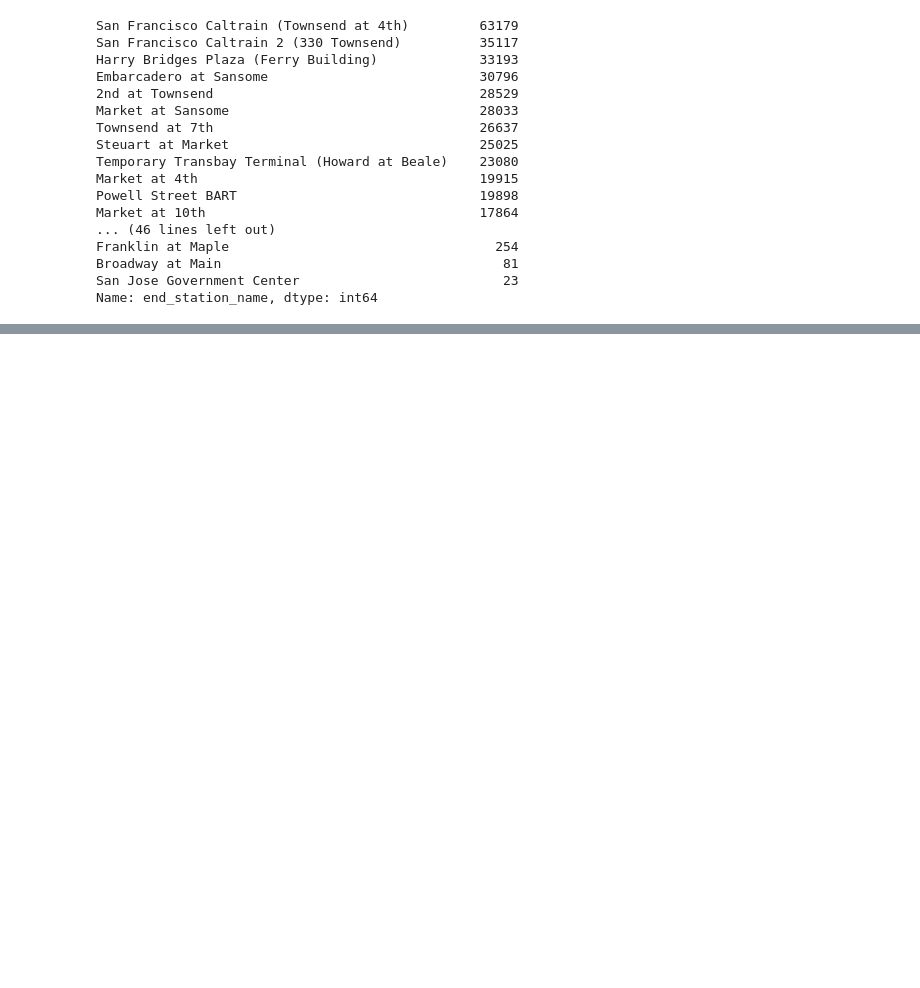
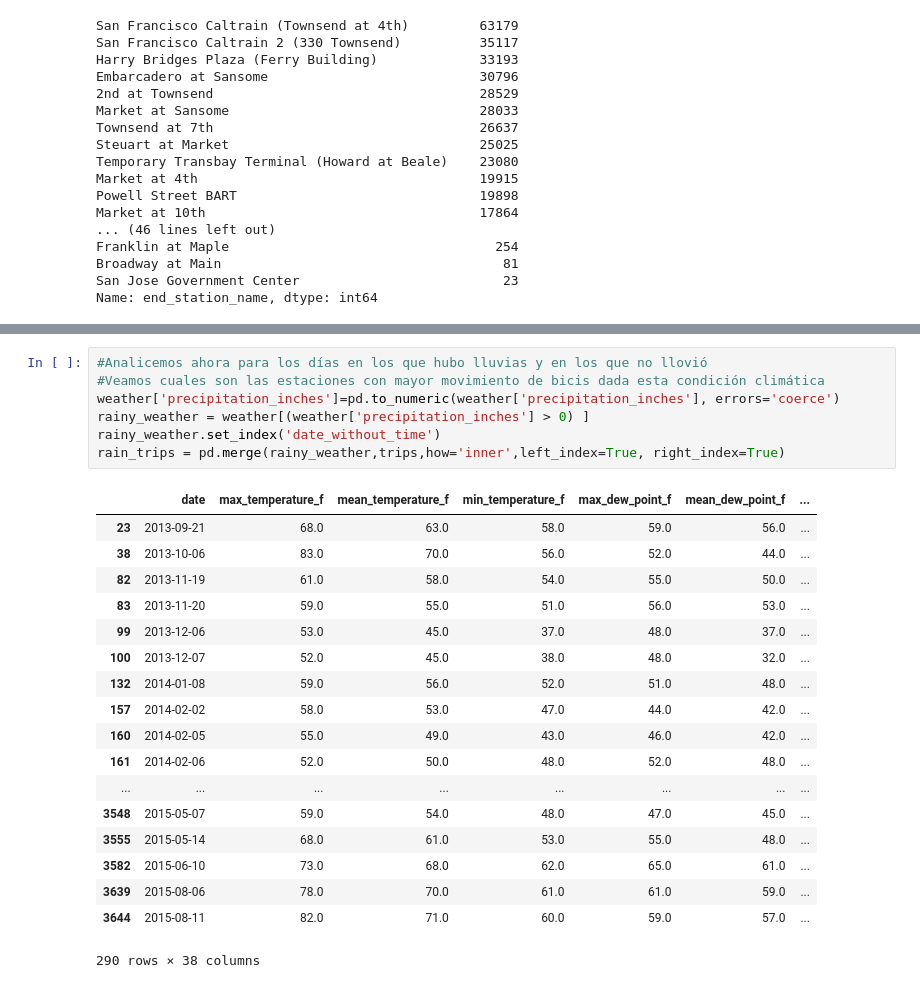
Before and after one commit to guidoAlbarello/DatosDatosos, a Jupyter notebook: Untitled2.ipynb, the cells around one changed output, grey strips where cells are left out. Drawn from its saved outputs; the diff is of its cells as text; blank space fills up the shorter version.

```diff
--- a/Untitled2.ipynb
+++ b/Untitled2.ipynb
@@ -125,0 +316,26 @@ high_temps_dates = high_temps['date'].dt.date
+# %%
+#Analicemos ahora para los días en los que hubo lluvias y en los que no llovió
+#Veamos cuales son las estaciones con mayor movimiento de bicis dada esta condición climática
+weather['precipitation_inches']=pd.to_numeric(weather['precipitation_inches'], errors='coerce')
+rainy_weather = weather[(weather['precipitation_inches'] > 0) ]
+rainy_weather.set_index('date_without_time')
+rain_trips = pd.merge(rainy_weather,trips,how='inner',left_index=True, right_index=True)
+# %% [output]
+|  | date | max_temperature_f | mean_temperature_f | min_temperature_f | max_dew_point_f | mean_dew_point_f | ... |
+| 23 | 2013-09-21 | 68.0 | 63.0 | 58.0 | 59.0 | 56.0 | ... |
+| 38 | 2013-10-06 | 83.0 | 70.0 | 56.0 | 52.0 | 44.0 | ... |
+| 82 | 2013-11-19 | 61.0 | 58.0 | 54.0 | 55.0 | 50.0 | ... |
+| 83 | 2013-11-20 | 59.0 | 55.0 | 51.0 | 56.0 | 53.0 | ... |
+| 99 | 2013-12-06 | 53.0 | 45.0 | 37.0 | 48.0 | 37.0 | ... |
+| 100 | 2013-12-07 | 52.0 | 45.0 | 38.0 | 48.0 | 32.0 | ... |
+| 132 | 2014-01-08 | 59.0 | 56.0 | 52.0 | 51.0 | 48.0 | ... |
+| 157 | 2014-02-02 | 58.0 | 53.0 | 47.0 | 44.0 | 42.0 | ... |
+| 160 | 2014-02-05 | 55.0 | 49.0 | 43.0 | 46.0 | 42.0 | ... |
+| 161 | 2014-02-06 | 52.0 | 50.0 | 48.0 | 52.0 | 48.0 | ... |
+| ... | ... | ... | ... | ... | ... | ... | ... |
+| 3548 | 2015-05-07 | 59.0 | 54.0 | 48.0 | 47.0 | 45.0 | ... |
+| 3555 | 2015-05-14 | 68.0 | 61.0 | 53.0 | 55.0 | 48.0 | ... |
+| 3582 | 2015-06-10 | 73.0 | 68.0 | 62.0 | 65.0 | 61.0 | ... |
+| 3639 | 2015-08-06 | 78.0 | 70.0 | 61.0 | 61.0 | 59.0 | ... |
+| 3644 | 2015-08-11 | 82.0 | 71.0 | 60.0 | 59.0 | 57.0 | ... |
+290 rows × 38 columns
```
Also changed, not shown: parts of 26 cells of this notebook.
